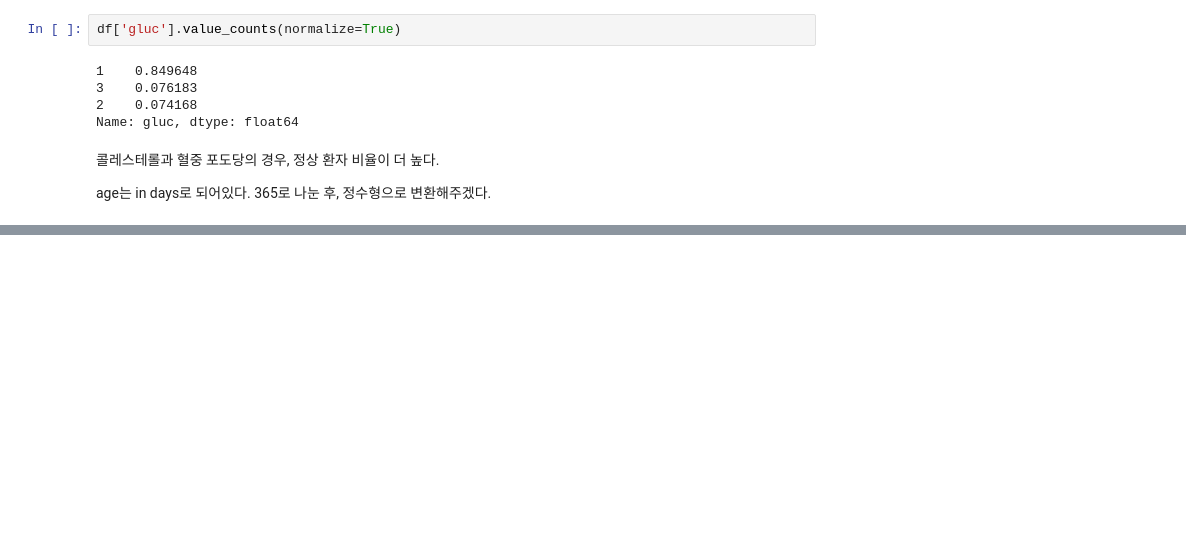
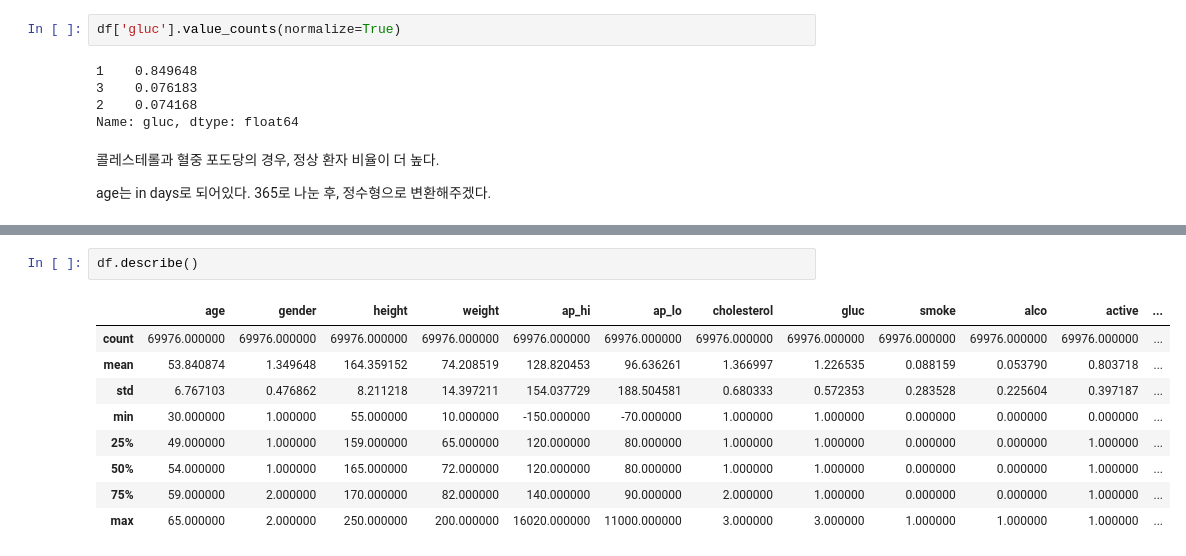
Before and after one commit to Team-Geuknak/CSAI_assignment, a Jupyter notebook: n214a_logistic_regression_ipynb의_사본의_사본.ipynb, the cells around one changed output, grey strips where cells are left out. Drawn from its saved outputs; the diff is of its cells as text; blank space fills up the shorter version.

```diff
--- a/n214a_logistic_regression_ipynb의_사본의_사본.ipynb
+++ b/n214a_logistic_regression_ipynb의_사본의_사본.ipynb
@@ -372,0 +384,12 @@ sns.histplot(is_cardio, x='age', hue='gender');
+# %%
+df.describe()
+# %% [output]
+|  | age | gender | height | weight | ap_hi | ap_lo | cholesterol | gluc | smoke | alco | active | ... |
+| count | 69976.000000 | 69976.000000 | 69976.000000 | 69976.000000 | 69976.000000 | 69976.000000 | 69976.000000 | 69976.000000 | 69976.000000 | 69976.000000 | 69976.000000 | ... |
+| mean | 53.840874 | 1.349648 | 164.359152 | 74.208519 | 128.820453 | 96.636261 | 1.366997 | 1.226535 | 0.088159 | 0.053790 | 0.803718 | ... |
+| std | 6.767103 | 0.476862 | 8.211218 | 14.397211 | 154.037729 | 188.504581 | 0.680333 | 0.572353 | 0.283528 | 0.225604 | 0.397187 | ... |
+| min | 30.000000 | 1.000000 | 55.000000 | 10.000000 | -150.000000 | -70.000000 | 1.000000 | 1.000000 | 0.000000 | 0.000000 | 0.000000 | ... |
+| 25% | 49.000000 | 1.000000 | 159.000000 | 65.000000 | 120.000000 | 80.000000 | 1.000000 | 1.000000 | 0.000000 | 0.000000 | 1.000000 | ... |
+| 50% | 54.000000 | 1.000000 | 165.000000 | 72.000000 | 120.000000 | 80.000000 | 1.000000 | 1.000000 | 0.000000 | 0.000000 | 1.000000 | ... |
+| 75% | 59.000000 | 2.000000 | 170.000000 | 82.000000 | 140.000000 | 90.000000 | 2.000000 | 1.000000 | 0.000000 | 0.000000 | 1.000000 | ... |
+| max | 65.000000 | 2.000000 | 250.000000 | 200.000000 | 16020.000000 | 11000.000000 | 3.000000 | 3.000000 | 1.000000 | 1.000000 | 1.000000 | ... |
```
Also changed, not shown: parts of 33 cells of this notebook.
